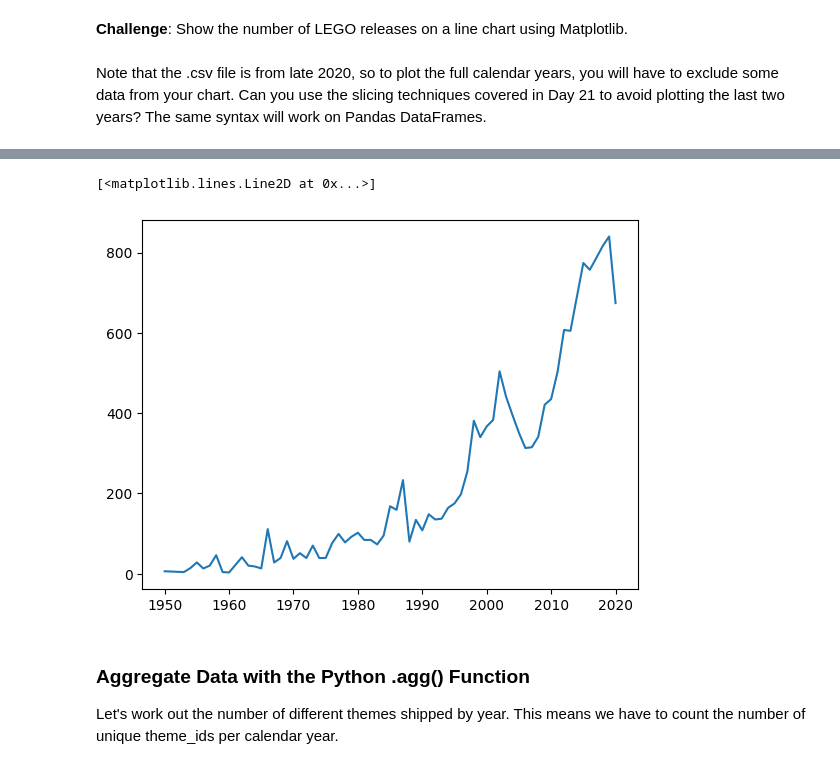
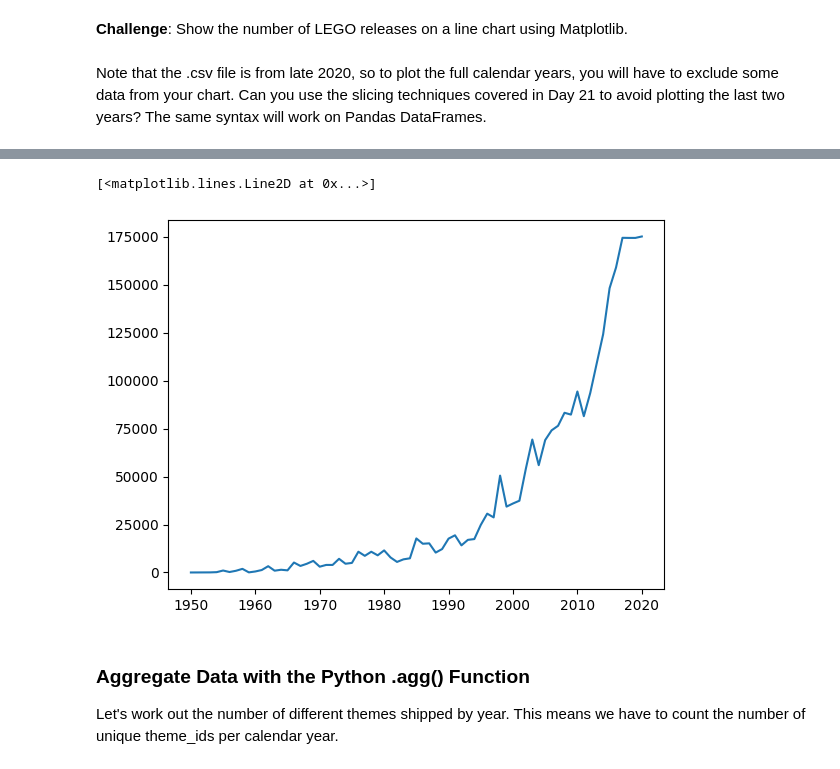
Before and after one commit to ACEKaito1412/100DaysOfCodingPython, a Jupyter notebook: day_74/Lego_Analysis_for_Course.ipynb, the cells around one changed output, grey strips where cells are left out. Cells and saved outputs as stored; diff of their text form; code cells hidden in the pictures.

```diff
--- a/day_74/Lego_Analysis_for_Course.ipynb
+++ b/day_74/Lego_Analysis_for_Course.ipynb
@@ -163,2 +173,2 @@ data_sets.head()
 # %%
-new_sets = data_sets.groupby('year').count()
+new_sets = data_sets.sort_values('year').groupby('year')['num_parts'].sum()
@@ -175,8 +175,8 @@ new_sets.head()
 # %%
-plt.plot(new_sets.index[1:-1], new_sets.set_num[1:-1])
+plt.plot(new_sets.index[1:-1], new_sets[1:-1])
 # %% [output]
 [<matplotlib.lines.Line2D at 0x...>]
-[figure, old version]
+[figure, new version]
 # %% [markdown]
 ### Aggregate Data with the Python .agg() Function
 
```
Also changed, not shown: parts of 12 cells of this notebook.
